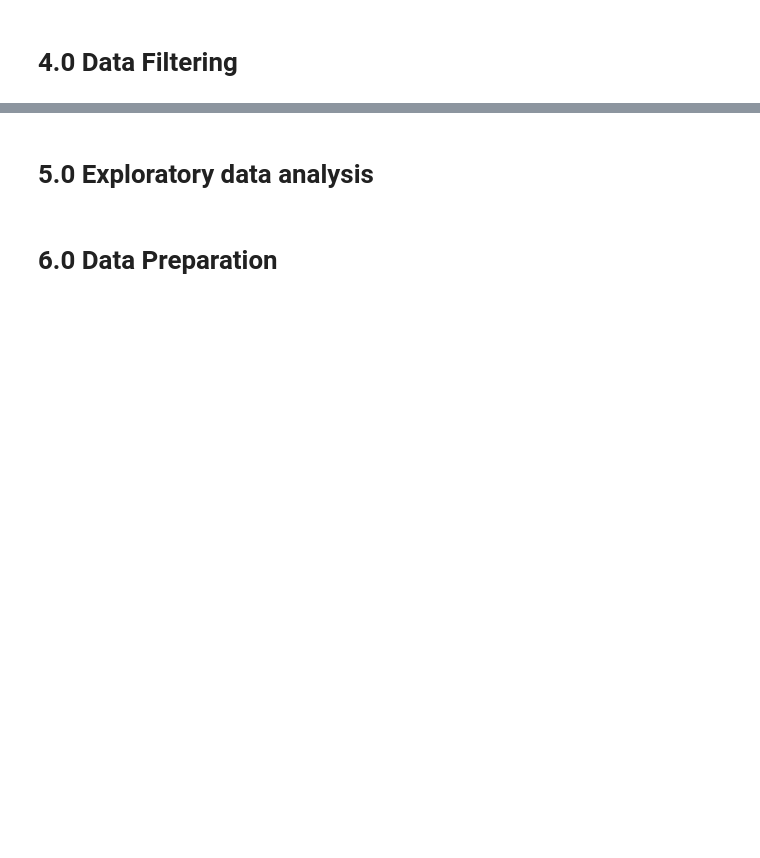
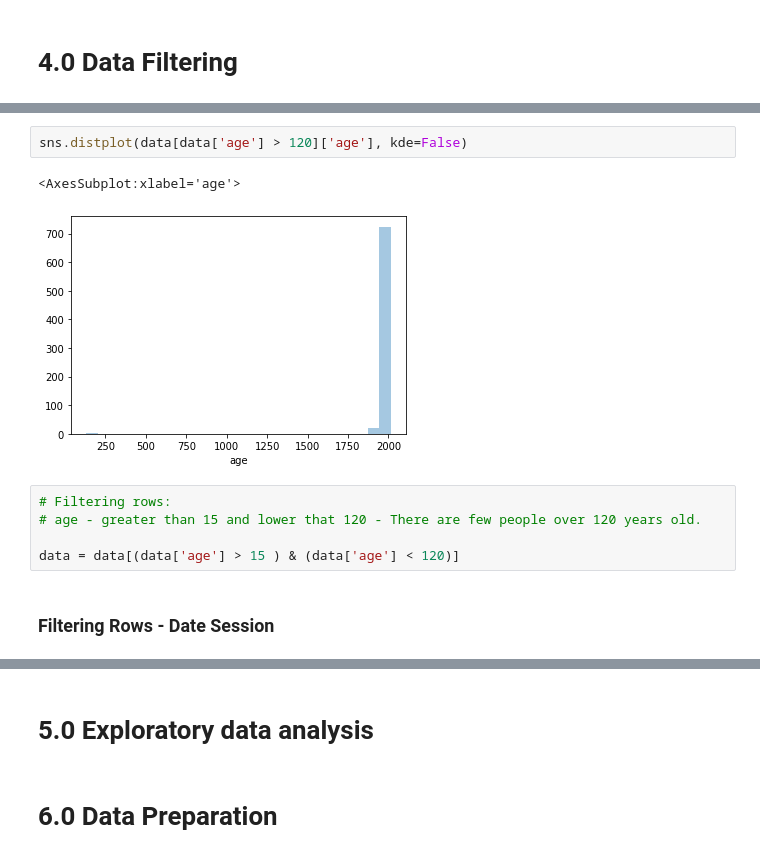
Before and after one commit to wrferreira1003/Study_airbnb_predict_first_booking, a Jupyter notebook: notebooks/ciclo004_Feature_Engineering.ipynb, the cells around one changed output, grey strips where cells are left out. Cells and saved outputs as stored; diff of their text form; blank space fills up the shorter version.

```diff
--- a/notebooks/ciclo004_Feature_Engineering.ipynb
+++ b/notebooks/ciclo004_Feature_Engineering.ipynb
@@ -306,0 +461,12 @@ data_filtering = data.copy()
+# %%
+sns.distplot(data[data['age'] > 120]['age'], kde=False)
+# %% [output]
+<AxesSubplot:xlabel='age'>
+[figure, added]
+# %%
+# Filtering rows:
+# age - greater than 15 and lower that 120 - There are few people over 120 years old.
+
+data = data[(data['age'] > 15 ) & (data['age'] < 120)]
+# %% [markdown]
+### Filtering Rows - Date Session
```
Also changed, not shown: parts of 36 cells of this notebook, 1 other file.
